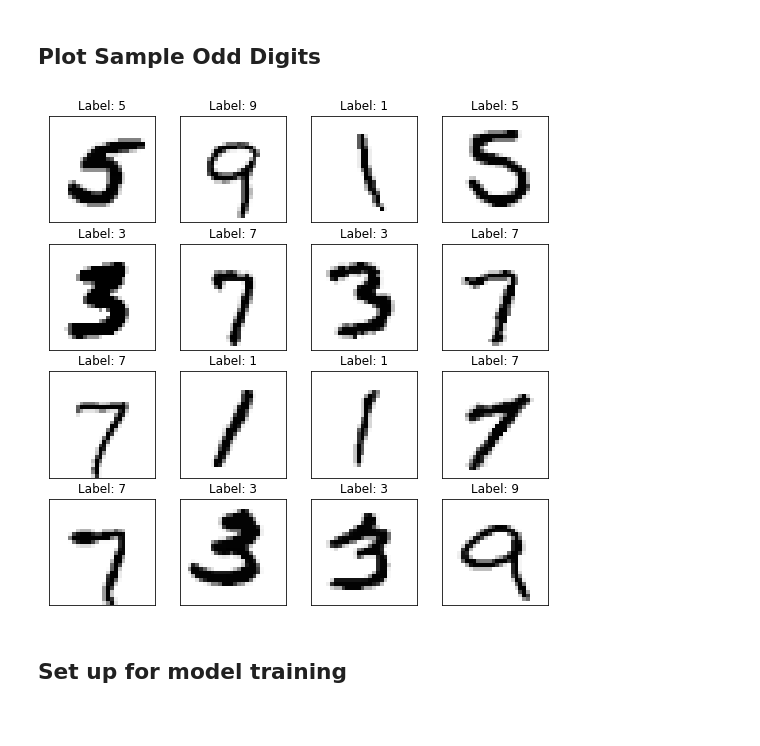
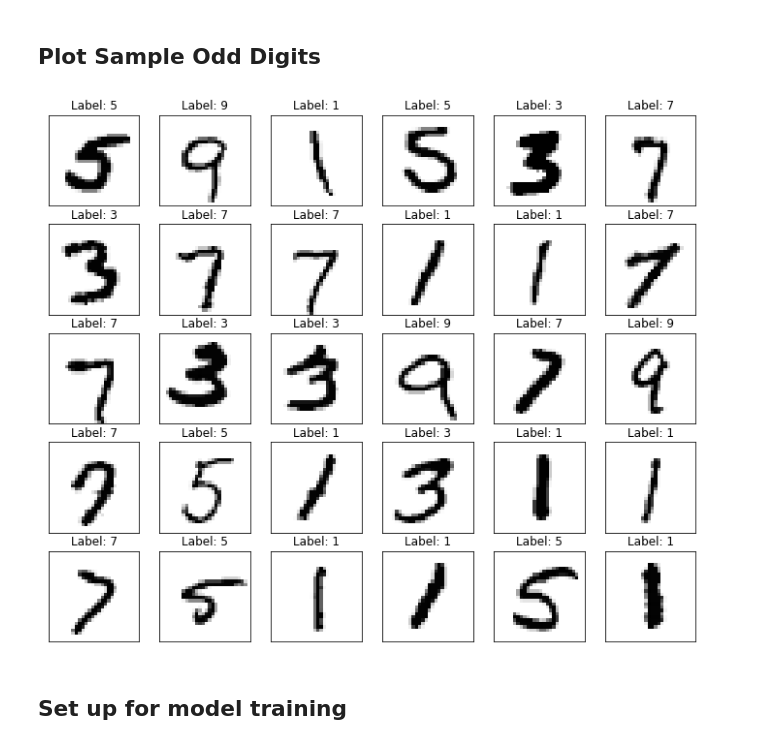
Before and after one commit to jimthompson5802/transfer_learning, a Jupyter notebook: transfer_learning_example.ipynb, the cells around one changed output. Saved outputs shown, nothing was run; the diff lists cells and outputs as text; code cells hidden in the pictures; blank space fills up the shorter version.

```diff
--- a/transfer_learning_example.ipynb
+++ b/transfer_learning_example.ipynb
@@ -120,10 +120,10 @@ X_test_odd_mdl, y_test_odd_mdl = prepareFeatureSet(X_test_odd, y_test_odd)
 import matplotlib.pyplot as plt
 
 def plotDigitGrid(X,y,idxs,y_hat=None):
-    plt.figure(figsize=(9,9))
+    plt.figure(figsize=(12,10))
 
     for i in range(len(idxs)):
-        plt.subplot(4,4,i+1)
+        plt.subplot(5,6,i+1)
 
         if y_hat is None:
             plt.title('Label: {label}'.format(label=y[idxs[i]]))
@@ -153,11 +153,11 @@ plotDigitGrid(X_test_even,y_test_even,idxs_even)
 ## Plot Sample Odd Digits
 # %%
 np.random.seed(127)
-idxs_odd = np.random.choice(y_test_odd.shape[0],16)
+idxs_odd = np.random.choice(y_test_odd.shape[0],30)
 
 plotDigitGrid(X_test_odd,y_test_odd,idxs_odd)
 # %% [output]
-[figure, old version]
+[figure, new version]
 # %% [markdown]
 ## Set up for model training
 # %%
```
Also changed, not shown: parts of 11 cells of this notebook.
